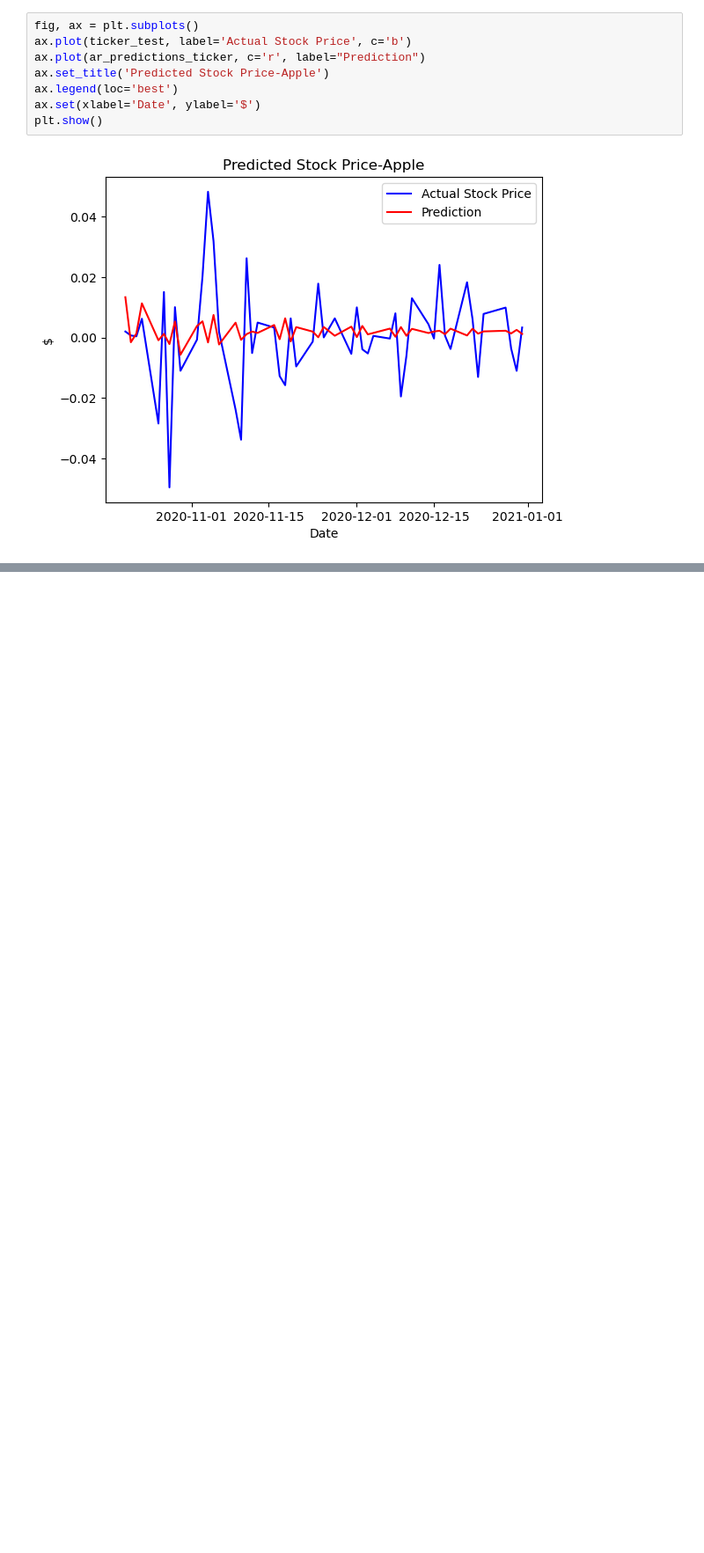
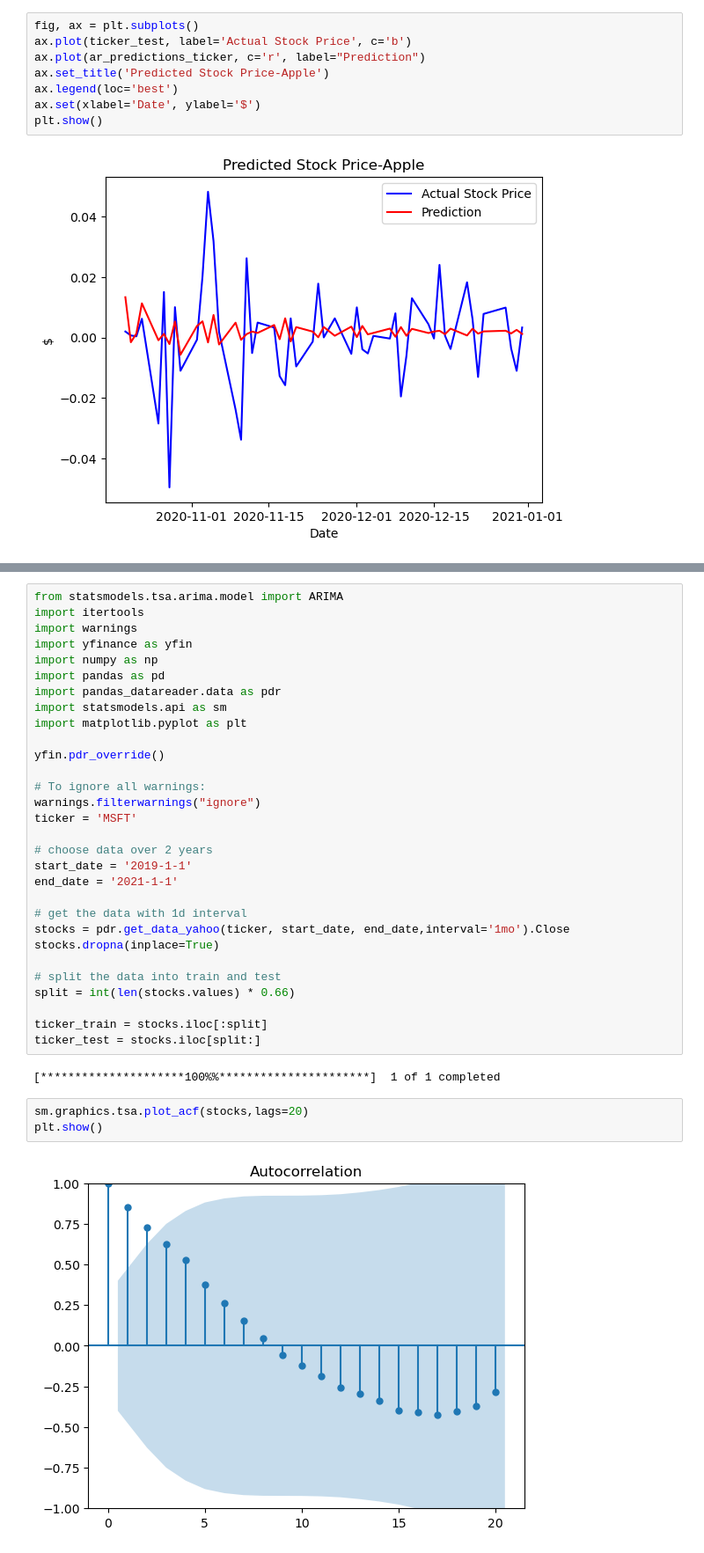
Before and after one commit to ansingh16/risk-management, a Jupyter notebook: ML_modeling.ipynb, the cells around one changed output, grey strips where cells are left out. Shown at 88% size. Cells and saved outputs as stored; diff of their text form; blank space fills up the shorter version.

Commit message:
ARIMA Model implemented

```diff
--- a/ML_modeling.ipynb
+++ b/ML_modeling.ipynb
@@ -193,0 +216,37 @@ plt.show()
+# %%
+from statsmodels.tsa.arima.model import ARIMA
+import itertools
+import warnings
+import yfinance as yfin
+import numpy as np
+import pandas as pd
+import pandas_datareader.data as pdr
+import statsmodels.api as sm
+import matplotlib.pyplot as plt
+
+yfin.pdr_override()
+
+# To ignore all warnings:
+warnings.filterwarnings("ignore")
+ticker = 'MSFT'
+
+# choose data over 2 years
+start_date = '2019-1-1'
+end_date = '2021-1-1'
+
+# get the data with 1d interval
+stocks = pdr.get_data_yahoo(ticker, start_date, end_date,interval='1mo').Close
+stocks.dropna(inplace=True)
+
+# split the data into train and test
+split = int(len(stocks.values) * 0.66)
+
+ticker_train = stocks.iloc[:split]
+ticker_test = stocks.iloc[split:]
+# %% [output]
+[*********************100%%**********************]  1 of 1 completed
+# %%
+sm.graphics.tsa.plot_acf(stocks,lags=20)
+plt.show()
+# %% [output]
+[figure, added]
```
Also changed, not shown: parts of 12 cells of this notebook, 1 other file.
